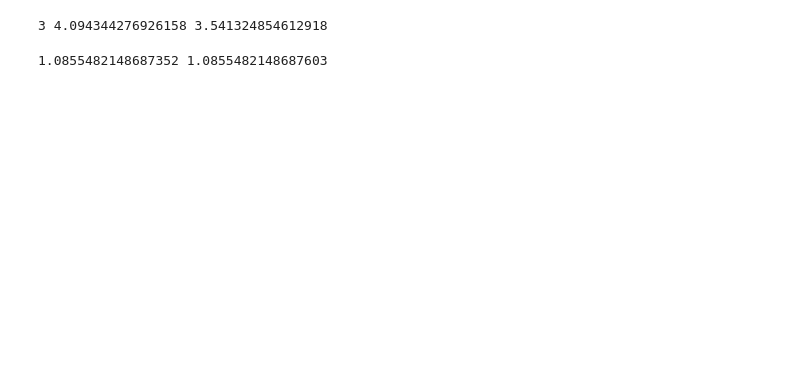
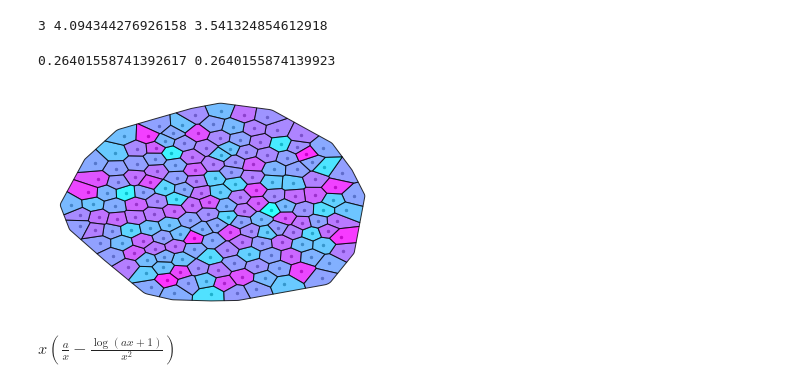
Before and after one commit to SchardtS/Cell-Differentiation, a Jupyter notebook: Testing Ground.ipynb, the cells around one changed output. Cells and saved outputs as stored; diff of their text form; code cells hidden in the pictures; blank space fills up the shorter version.

```diff
--- a/Testing Ground.ipynb
+++ b/Testing Ground.ipynb
@@ -14,32 +14,43 @@ print(-eps_N, -eps_G_max, -eps_G_max2)
 # %%
 import numpy as np
 import pandas as pd
 from FVmesh import initializeFVmesh
 
 Pos = np.array(pd.read_csv('testOrganoid.csv'))
 FVmesh = initializeFVmesh(Pos)
 
 def connectivity(FVmesh):
     X = np.zeros([FVmesh.nofCells, FVmesh.nofCells])
 
     for i in range(FVmesh.nofCells):
         for j in FVmesh.Neigh[i]:
             X[i,j] += 1/len(FVmesh.Neigh[i])
 
     return X
 
 
 X = connectivity(FVmesh)
 eta_n = np.exp(3)
 eta_g = np.exp(4)
 eta_a = np.exp(1)
 eta_na = np.exp(1)
 
 A = np.eye(FVmesh.nofCells) + eta_a*X
 b = np.dot(X, np.ones(FVmesh.nofCells))*(1-1/eta_g)
 
 a = np.linalg.solve(A, b)
+g = np.linalg.solve(X, a)
 
-print(eta_n/eta_g*(1+eta_a*eta_na*min(a)), eta_n/eta_g*(1+eta_a*eta_na*max(a)))
+print(min(g), max(g))
+FVmesh.plot(g)
 # %% [output]
-1.0855482148687352 1.0855482148687603
+0.26401558741392617 0.2640155874139923
+[figure, added]
+# %%
+from sympy import *
+x, a = symbols('x, a')
+
+p = x*a/(1+(x)*a)
+integrate(p, a)
+# %% [output]
+$\displaystyle x \left(\frac{a}{x} - \frac{\log{\left(a x + 1 \right)}}{x^{2}}\right)$
```
Also changed, not shown: parts of 1 cell of this notebook, 1 other file.
